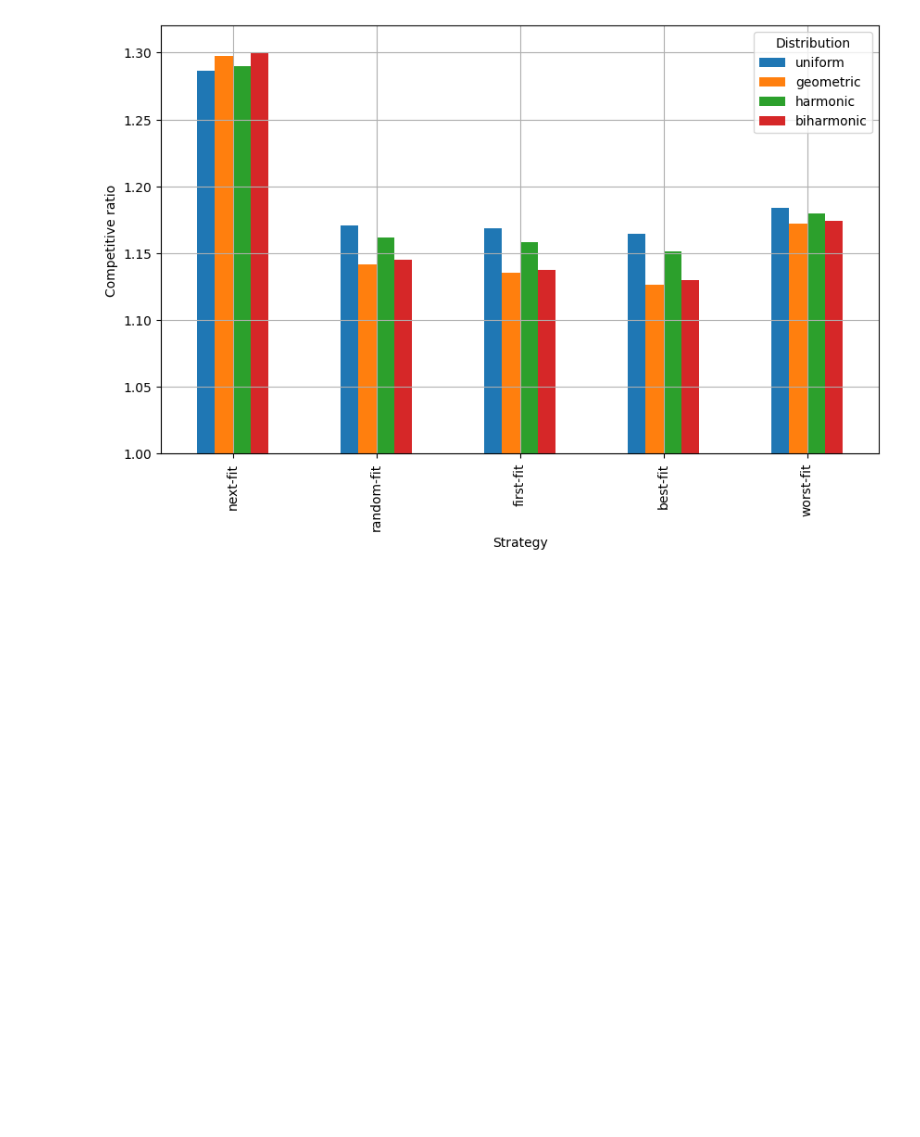
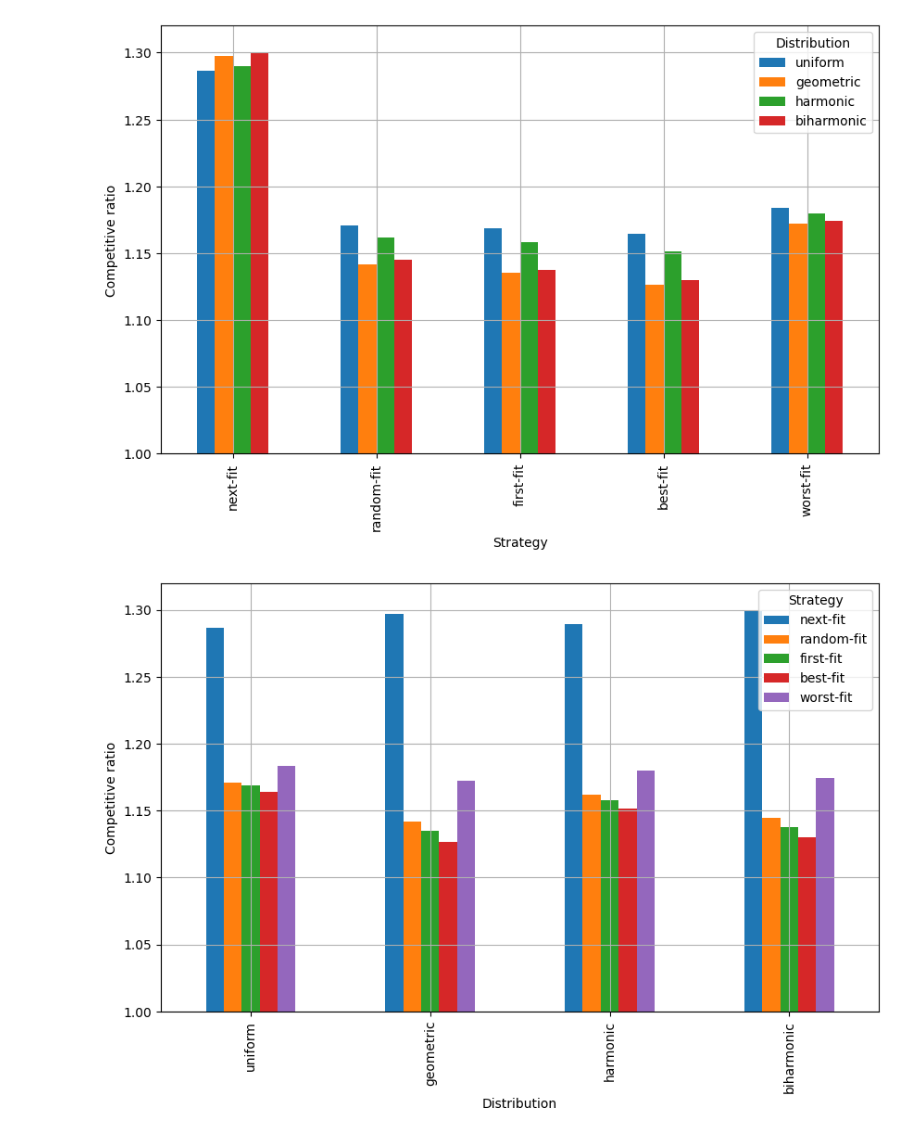
Before and after one commit to mikolajkrupinski/pwr-sem8, a Jupyter notebook: algorytmy-online/lista3/report.ipynb, the cells around one changed output. Saved outputs shown, nothing was run; the diff lists cells and outputs as text; code cells hidden in the pictures; blank space fills up the shorter version.

```diff
--- a/algorytmy-online/lista3/report.ipynb
+++ b/algorytmy-online/lista3/report.ipynb
@@ -32,3 +27,21 @@ plt.grid()
 plt.show()
 # %% [output]
 [figure]
+# %%
+df = pd.read_csv("result.csv", sep=";")
+
+fig, ax = plt.subplots(figsize=(10, 6))
+
+grouped = df.groupby(["distribution", "strategy"])["competitive-ratio"].mean().unstack()
+
+grouped.loc[DISTRIBUTIONS, STRATEGIES].plot(kind="bar", ax=ax)
+
+ax.set_xlabel("Distribution")
+ax.set_ylabel("Competitive ratio")
+ax.legend(title="Strategy")
+plt.ylim(1.0, 1.32)
+plt.grid()
+
+plt.show()
+# %% [output]
+[figure, added]
```
Also changed, not shown: parts of 1 cell of this notebook.
